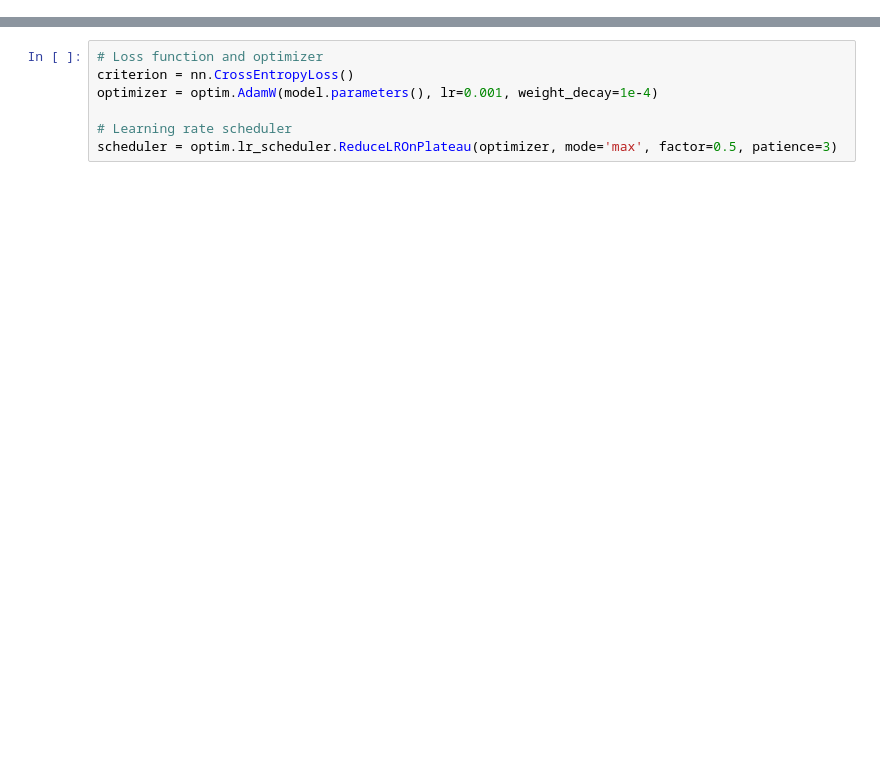
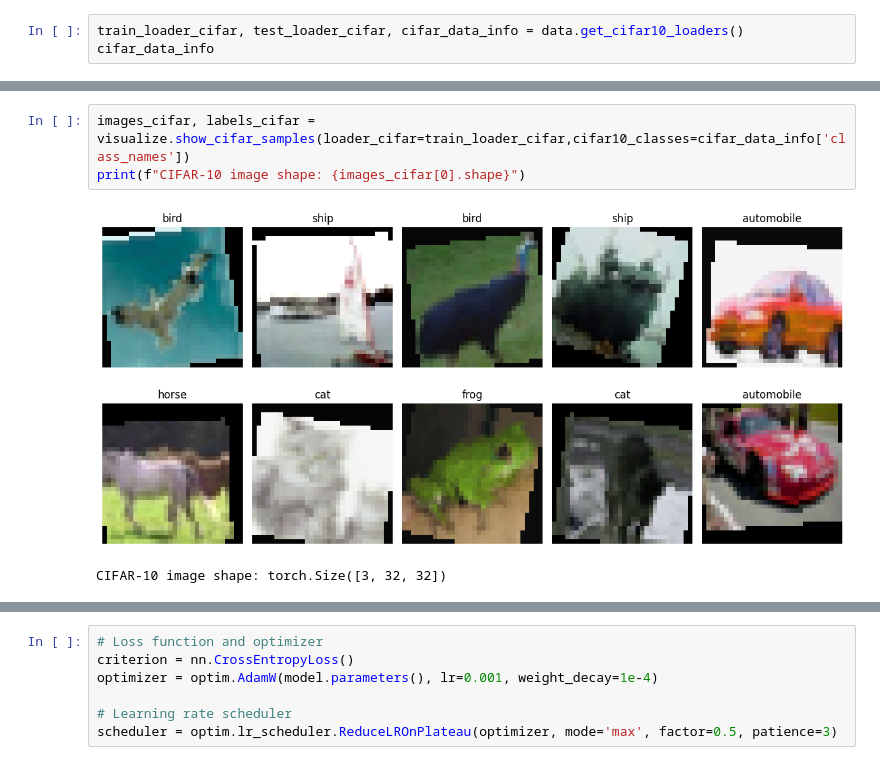
Before and after one commit to acefesan/ml_notebooks, a Jupyter notebook: pytorch_mnist_cnn.ipynb, the cells around one changed output, grey strips where cells are left out. Drawn from its saved outputs; the diff is of its cells as text; blank space fills up the shorter version.

```diff
--- a/pytorch_mnist_cnn.ipynb
+++ b/pytorch_mnist_cnn.ipynb
@@ -163,0 +75,3 @@ class MNISTCNN(nn.Module):
+# %%
+train_loader_cifar, test_loader_cifar, cifar_data_info = data.get_cifar10_loaders()
+cifar_data_info
@@ -163,0 +94,6 @@ class MNISTCNN(nn.Module):
+# %%
+images_cifar, labels_cifar = visualize.show_cifar_samples(loader_cifar=train_loader_cifar,cifar10_classes=cifar_data_info['class_names'])
+print(f"CIFAR-10 image shape: {images_cifar[0].shape}")
+# %% [output]
+[figure, added]
+CIFAR-10 image shape: torch.Size([3, 32, 32])
```
Also changed, not shown: parts of 23 cells of this notebook, 8 other files.
